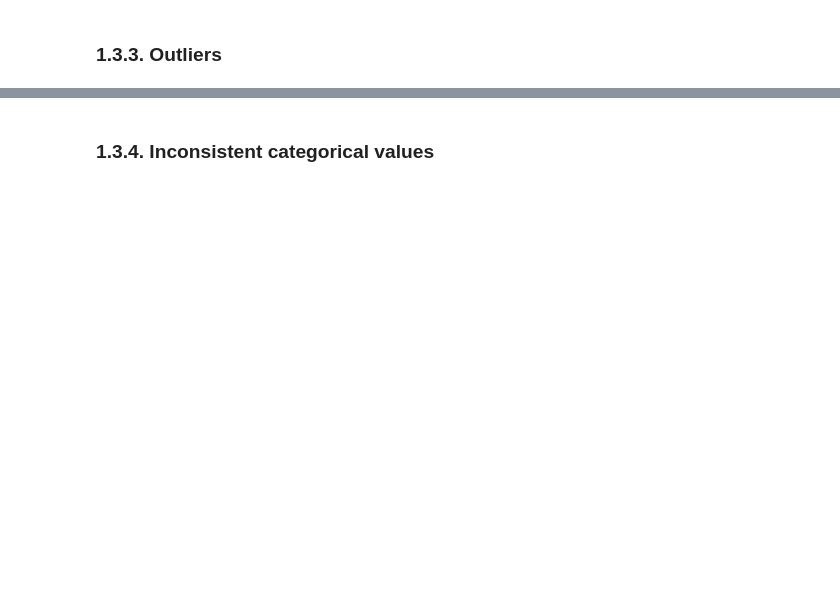
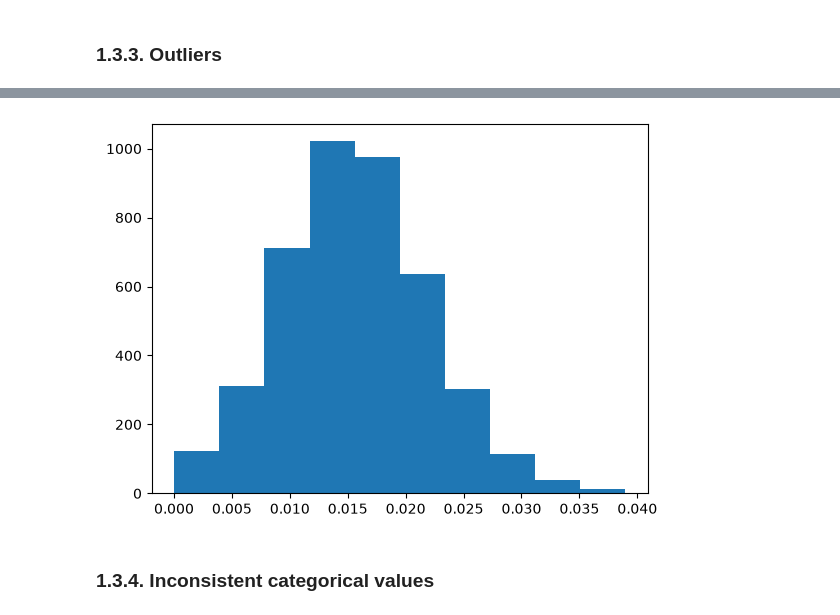
Before and after one commit to EzraGoldberg/portfolio-projects, a Jupyter notebook: 2. Tech Interview Prep/Weather Adtech Data Science/notebooks/Adtech_Prep.ipynb, the cells around one changed output, grey strips where cells are left out. Cells and saved outputs as stored; diff of their text form; code cells hidden in the pictures; blank space fills up the shorter version.

```diff
--- a/2. Tech Interview Prep/Weather Adtech Data Science/notebooks/Adtech_Prep.ipynb
+++ b/2. Tech Interview Prep/Weather Adtech Data Science/notebooks/Adtech_Prep.ipynb
@@ -276,2 +298,11 @@ and the size of campaign_df is 3010
+# %%
+# Add CTR (clicks/impressions) column, and plot a distribution (histogram)
+campaign_df["CTR"] = campaign_df["clicks"] / campaign_df["impressions"]
+
+plt.hist(campaign_df["CTR"])
+
+plt.show()
+# %% [output]
+[figure, added]
 # %% [markdown]
 ### 1.3.4. Inconsistent categorical values
```
Also changed, not shown: parts of 8 cells of this notebook.
